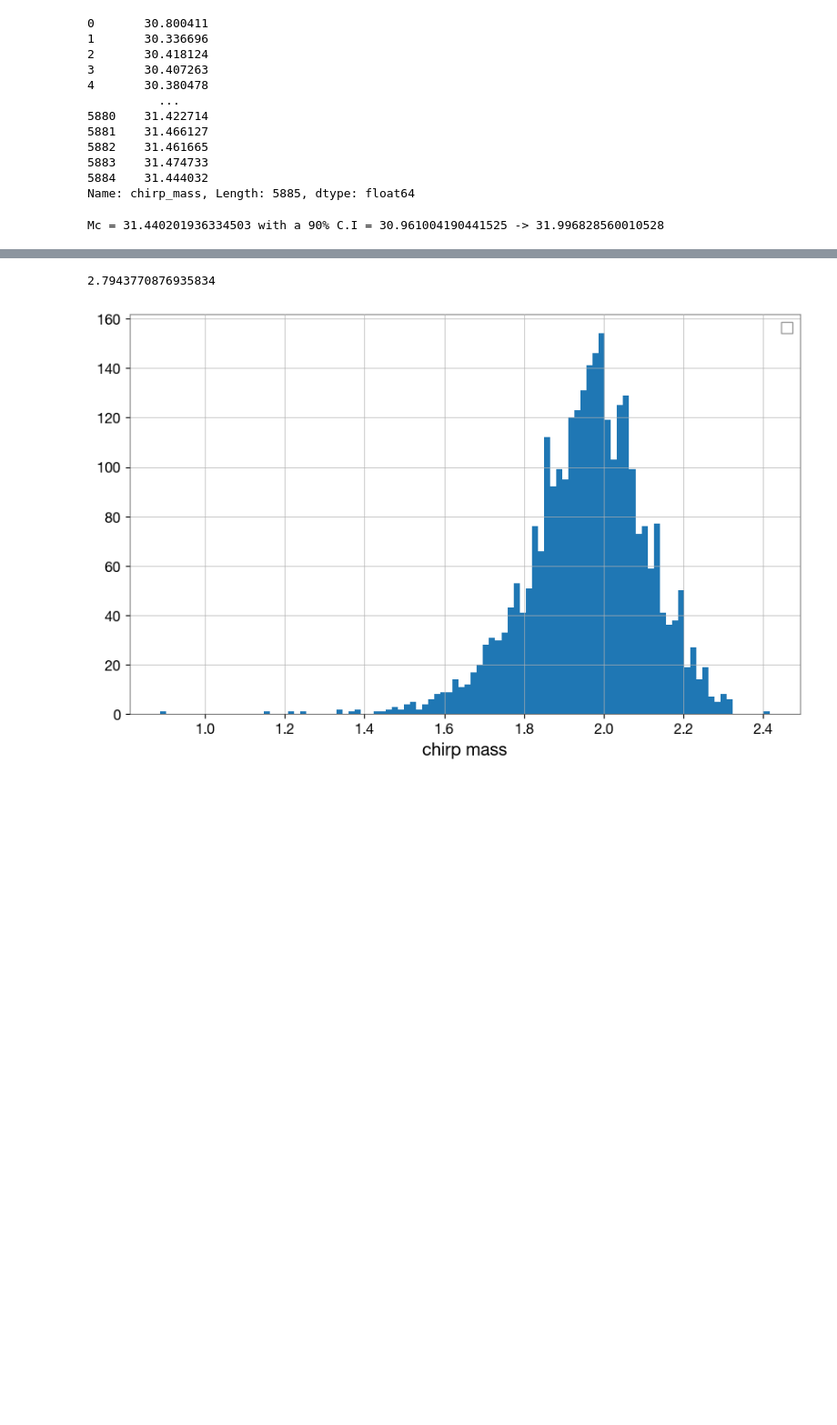
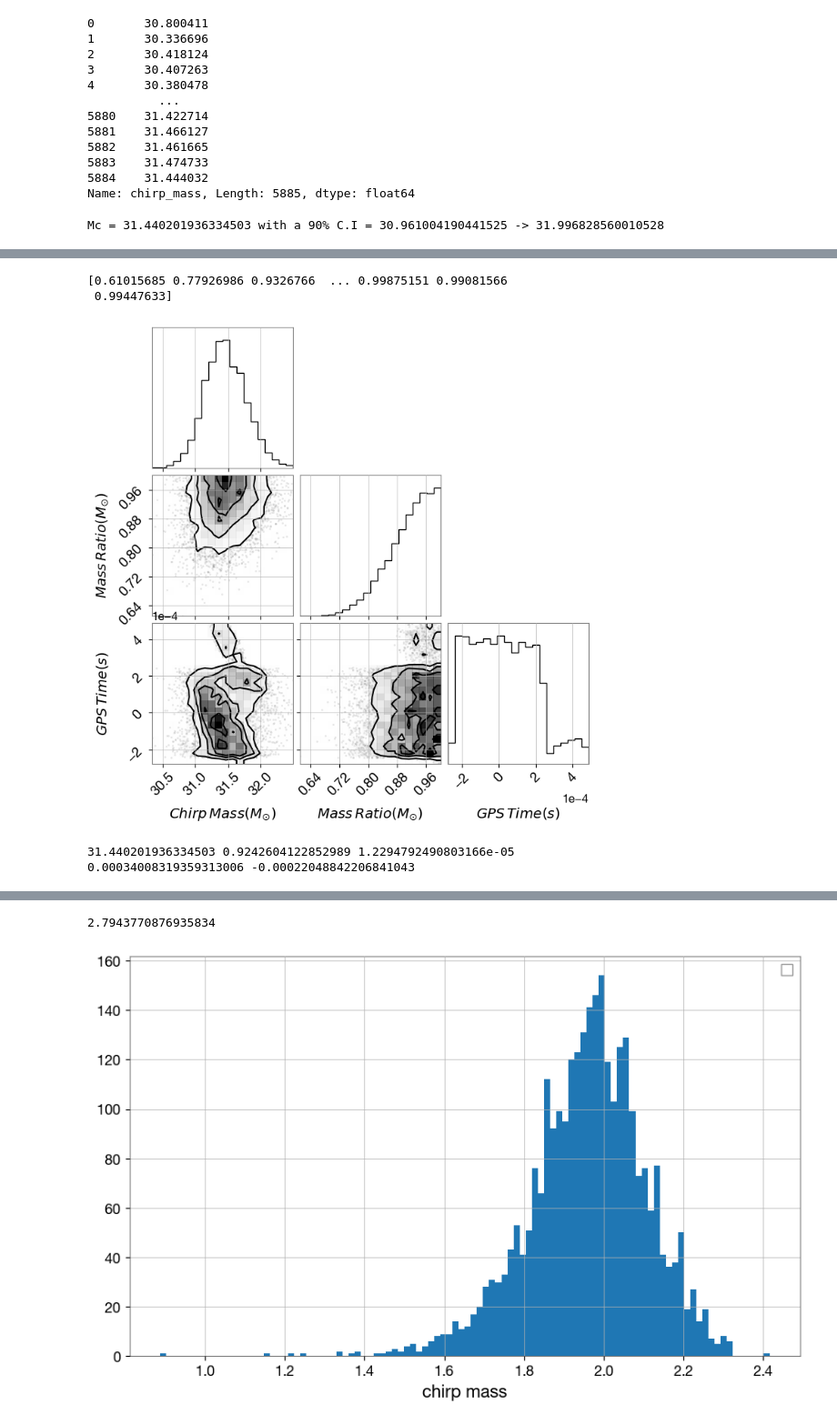
Before and after one commit to maxthebigcoda/astro-projects, a Jupyter notebook: parameter-estimation/bilby_real.ipynb, the cells around one changed output, grey strips where cells are left out. Shown: that part at 91% size. Saved outputs shown, nothing was run; the diff lists cells and outputs as text; code cells hidden in the pictures; blank space fills up the shorter version.

```diff
--- a/parameter-estimation/bilby_real.ipynb
+++ b/parameter-estimation/bilby_real.ipynb
@@ -429 +440,40 @@ result_short.plot_corner(parameters=["chirp_mass", "mass_ratio", "geocent_time",
+# %%
+
+import corner
+
+samples = result_short.samples
+print(samples[:,1])
+labels = result_short.parameter_labels
+fig = corner.corner(samples, labels=[r'$Chirp\,Mass (M_{\odot})$',r'$Mass\,Ratio (M_{\odot})$',r'$GPS\,Time (s)$'], figsize=(25, 25))
+
+for ax in fig.axes:
+    ax.tick_params(axis="both", labelsize=14)
+plt.show()
+plt.close()
+# %% [output]
+[0.61015685 0.77926986 0.9326766  ... 0.99875151 0.99081566
+ 0.99447633]
+[figure, added]
+# %%
+# plt.subplot(141)
+# plt.hist(samples[:,0])
+
+# plt.subplot(142)
+# plt.hist(samples[:,1])
+
+# plt.subplot(143)
+# plt.hist(samples[:,2])
+
+chirp_mass = samples[:,0]
+mass_ratio = samples[:,1]
+geo_time = samples[:,2]
+
+upper,lower = np.quantile(geo_time,0.95),np.quantile(geo_time,0.05)
+
+
+print(np.median(chirp_mass),np.median(mass_ratio),np.median(geo_time))
+print(upper,lower)
+# %% [output]
+31.440201936334503 0.9242604122852989 1.2294792490803166e-05
+0.00034008319359313006 -0.00022048842206841043
 # %%
```
Also changed, not shown: parts of 17 cells of this notebook.
